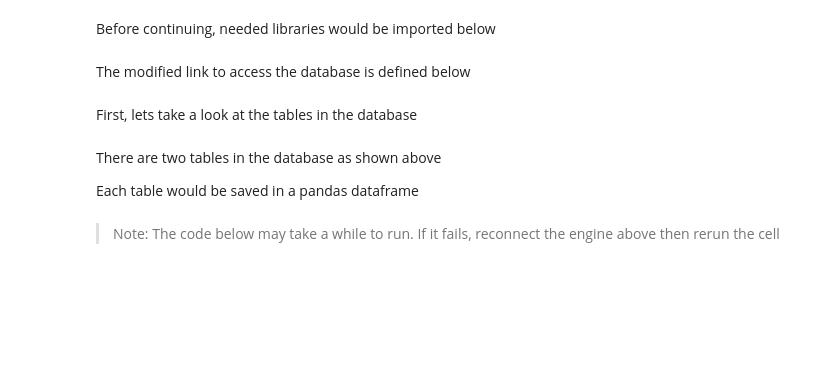
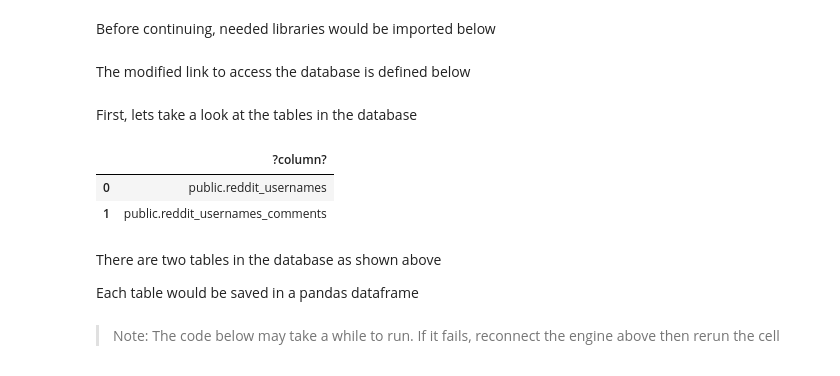
Before and after one commit to usmanadaudu/Doctor-Vet-Classification, a Jupyter notebook: Doctor-vet-classification-model-bulding_new.ipynb, the cells around one changed output. Drawn from its saved outputs; the diff is of its cells as text; code cells hidden in the pictures; blank space fills up the shorter version.

```diff
--- a/Doctor-vet-classification-model-bulding_new.ipynb
+++ b/Doctor-vet-classification-model-bulding_new.ipynb
@@ -65,10 +53,14 @@ AND
     table_schema NOT IN ('pg_catalog', 'information_schema');
 """
 # %%
-# # retrieve the tables in a dataframe
-# tables_df = pd.read_sql_query(sql_for_tables, engine)
+# retrieve the tables in a dataframe
+tables_df = pd.read_sql_query(sql_for_tables, engine)
 # %%
-# tables_df
+tables_df
+# %% [output]
+|  | ?column? |
+| 0 | public.reddit_usernames |
+| 1 | public.reddit_usernames_comments |
 # %% [markdown]
 There are two tables in the database as shown above
 
```
Also changed, not shown: parts of 28 cells of this notebook.
